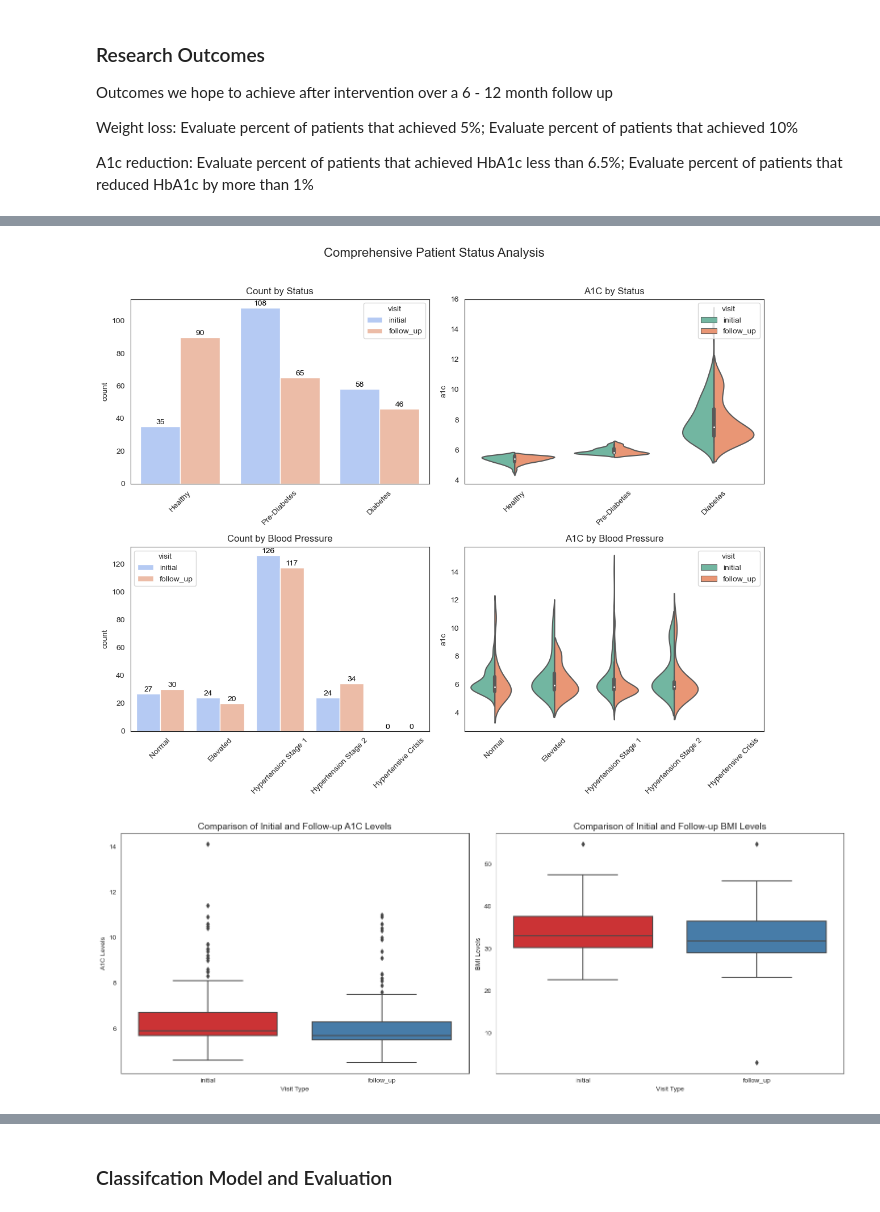
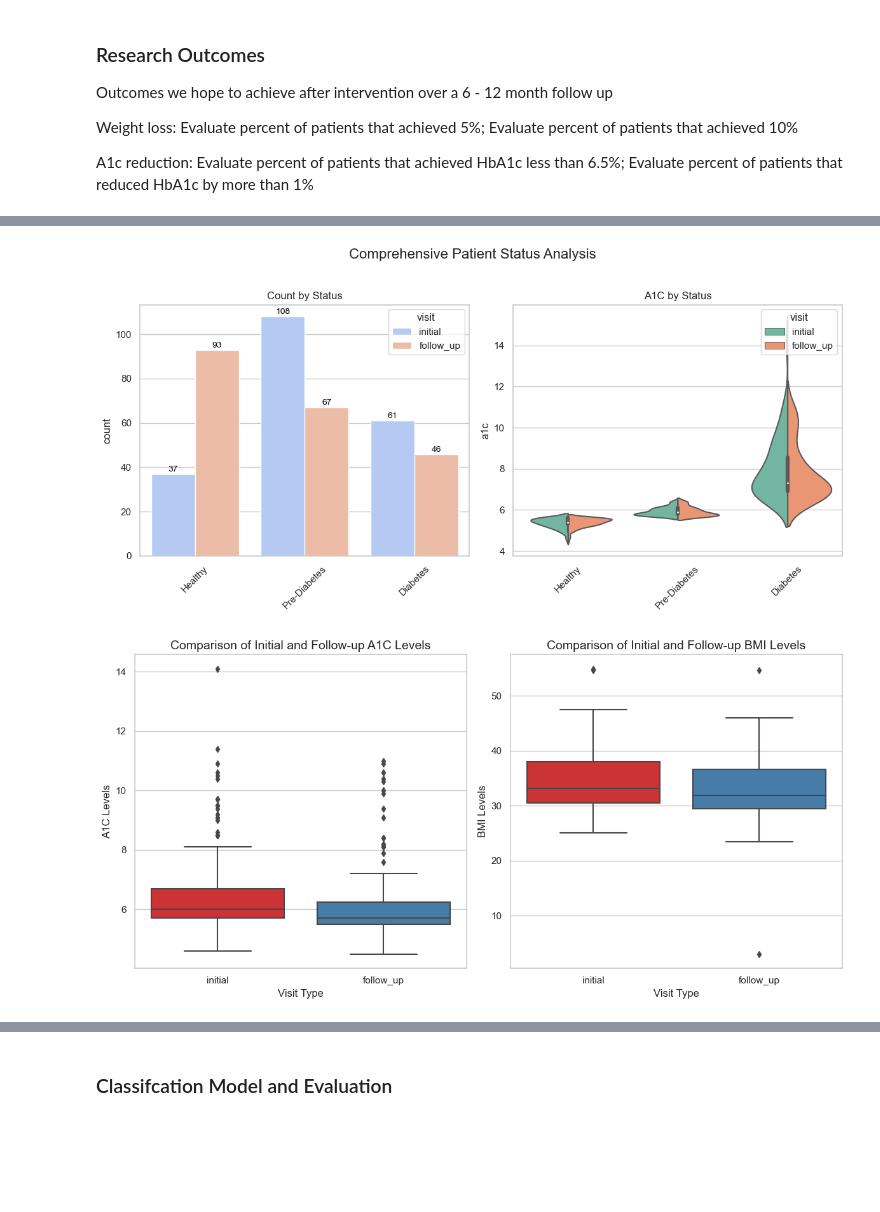
Before and after one commit to benqb007/DB, a Jupyter notebook: DB_Research.ipynb, the cells around one changed output, grey strips where cells are left out. Cells and saved outputs as stored; diff of their text form; code cells hidden in the pictures; blank space fills up the shorter version.

```diff
--- a/DB_Research.ipynb
+++ b/DB_Research.ipynb
@@ -243,3 +252,5 @@ df = df_sorted.groupby('subject', as_index=False).apply(label_visits).reset_inde
+# %%
+df.drop(columns=['age','sex','obese','medications_(gluc,_bp,_lipid,_statin)', 'cgm', 'mh_dx','wo_mh_dx','metf','sglt2i','dpp4','su','ccb','ace/arb','diur','statin'], inplace=True)
 # %%
 # Function to create diabetes status
 def categorize_diabetes_and_clean(df, a1c_column):
@@ -347,6 +358,4 @@ def categorize_bmi_and_clean(df, bmi_column):
     df.drop(columns=['old_bmi', 'previous_bmi'], errors='ignore', inplace=True)
 
 categorize_bmi_and_clean(df, 'bmi')
-# %%
-df.drop(columns=['age','sex','obese','ht_cm', 'wt_kg'], inplace=True)
 # %%
@@ -405,7 +421,3 @@ def create_research_df(data):
 
 # Apply the function to the original data
 df_research = create_research_df(df)
-# %%
-# ensure df_research contains subjects with inital with BMI >= 25
-df_research = df[df['subject'].isin(df_follow['subject'])]
-df_research.subject.nunique()
@@ -708,50 +713,34 @@ percent_significant_1_a1c_reduction = 100 * df_paired['significant_1_a1c_reducti
 # %%
 
-# Setup for the figure with four subplots
-fig, axes = plt.subplots(2, 2, figsize=(12, 10))
+# Setup for the figure with two subplots
+fig, axes = plt.subplots(1, 2, figsize=(12, 6))
 fig.suptitle('Comprehensive Patient Status Analysis', fontsize=16)
 
 # First subplot - Count plot for 'db_multi'
-countplot1 = sns.countplot(ax=axes[0, 0], data=df_research, x='db_multi', hue='visit', palette='coolwarm')
-axes[0, 0].set_title('Count by Status')
-axes[0, 0].set_xlabel('')
-axes[0, 0].tick_params(axis='x', rotation=45)
+countplot1 = sns.countplot(ax=axes[0], data=df_research, x='db_multi', hue='visit', palette='coolwarm')
+axes[0].set_title('Count by Status')
+axes[0].set_xlabel('')
+axes[0].tick_params(axis='x', rotation=45)
 for p in countplot1.patches:
     countplot1.annotate(f'{int(p.get_height())}', (p.get_x() + p.get_width() / 2., p.get_height()),
-                       ha='center', va='center', fontsize=10, color='black', xytext=(0, 5),
-                       textcoords='offset points')
+                        ha='center', va='center', fontsize=10, color='black', xytext=(0, 5),
+                        textcoords='offset points')
 
 # Second subplot - Violin plot for 'a1c' by 'db_multi'
-sns.violinplot(ax=axes[0, 1], data=df_research, x='db_multi', y='a1c', hue='visit', palette='Set2', split=True)
-axes[0, 1].set_title('A1C by Status')
-axes[0, 1].set_xlabel('')
-axes[0, 1].tick_params(axis='x', rotation=45)
-
-# Third subplot - Count plot for 'blood_pressure'
-countplot2 = sns.countplot(ax=axes[1, 0], data=df_research, x='blood_pressure', hue='visit', palette='coolwarm')
-axes[1, 0].set_title('Count by Blood Pressure')
-axes[1, 0].set_xlabel('')
-axes[1, 0].tick_params(axis='x', rotation=45)
-for p in countplot2.patches:
-    height = int(p.get_height()) if p.get_height() > 0 else 0  # Handle cases where there might be zero height
-    countplot2.annotate(f'{height}', (p.get_x() + p.get_width() / 2., height),
-                       ha='center', va='center', fontsize=10, color='black', xytext=(0, 5),
-                       textcoords='offset points')
-
-# Fourth subplot - Violin plot for 'a1c' by 'blood_pressure'
-sns.violinplot(ax=axes[1, 1], data=df_research, x='blood_pressure', y='a1c', hue='visit', palette='Set2', split=True)
-axes[1, 1].set_title('A1C by Blood Pressure')
-axes[1, 1].set_xlabel('')
-axes[1, 1].tick_params(axis='x', rotation=45)
+sns.violinplot(ax=axes[1], data=df_research, x='db_multi', y='a1c', hue='visit', palette='Set2', split=True)
+axes[1].set_title('A1C by Status')
+axes[1].set_xlabel('')
+axes[1].tick_params(axis='x', rotation=45)
 
 # Adjust layout
 plt.tight_layout(rect=[0, 0, 1, 0.96])  # Adjust the layout to make room for the title
 plt.show()
 # %% [output]
-[figure, old version]
+[figure, new version]
 # %%
-#plotting the boxplot for A1C and BMI
-fig, axes = plt.subplots(nrows=1, ncols=2, figsize=(16, 6))
+
+# Plotting the boxplot for A1C and BMI
+fig, axes = plt.subplots(nrows=1, ncols=2, figsize=(12, 6))  # Use the same figsize as the previous example
 
 # First subplot for A1C
 sns.boxplot(x='visit', y='a1c', data=df_research, palette="Set1", ax=axes[0])
@@ -759,19 +748,17 @@ axes[0].set_title('Comparison of Initial and Follow-up A1C Levels', fontsize=14)
 axes[0].set_xlabel('Visit Type')
 axes[0].set_ylabel('A1C Levels')
 
-
 # Second subplot for BMI
 sns.boxplot(x='visit', y='bmi', data=df_research, palette="Set1", ax=axes[1])
 axes[1].set_title('Comparison of Initial and Follow-up BMI Levels', fontsize=14)
 axes[1].set_xlabel('Visit Type')
 axes[1].set_ylabel('BMI Levels')
 
-
 # Adjust layout for better spacing
 plt.tight_layout()
 plt.show()
 # %% [output]
-[figure, old version]
+[figure, new version]
 # %%
 import seaborn as sns
 import matplotlib.pyplot as plt
```
Also changed, not shown: parts of 38 cells of this notebook, 4 other files.
